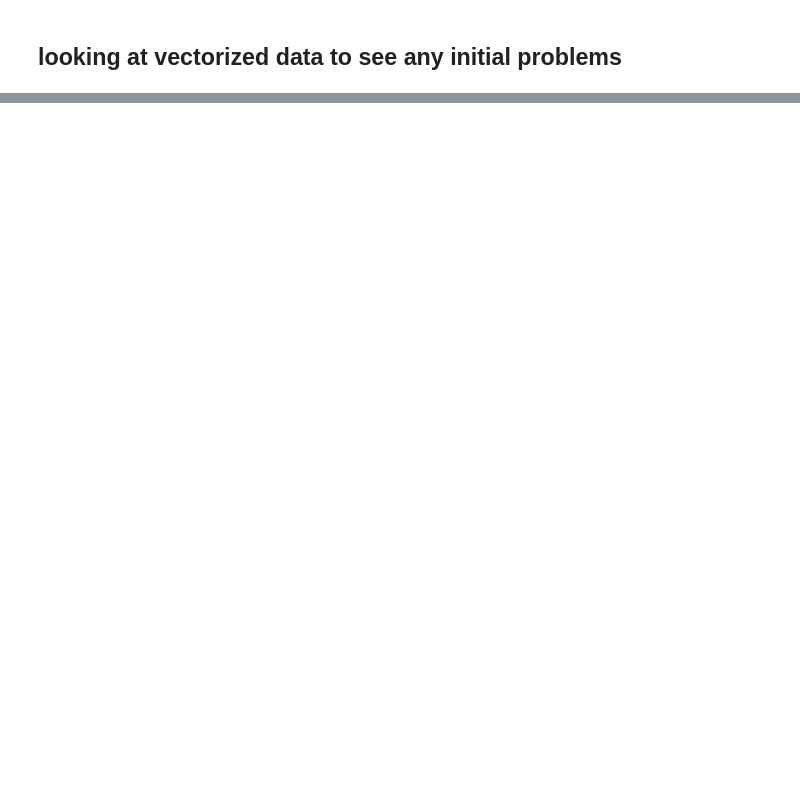
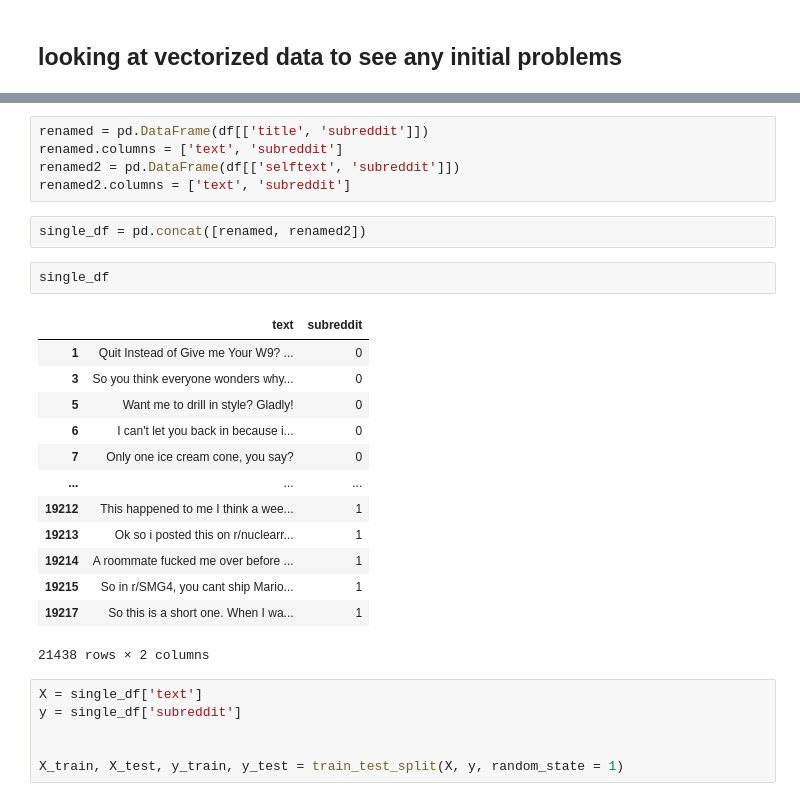
Before and after one commit to Daniel-Sun-99/Reddit-Post-Classification-NLP, a Jupyter notebook: code/SimpleCountvectorizer.ipynb, the cells around one changed output, grey strips where cells are left out. Drawn from its saved outputs; the diff is of its cells as text; blank space fills up the shorter version.

```diff
--- a/code/SimpleCountvectorizer.ipynb
+++ b/code/SimpleCountvectorizer.ipynb
@@ -66,0 +122,29 @@ Pipeline(steps=[('cv', CountVectorizer(stop_words='english'))])
+# %%
+renamed = pd.DataFrame(df[['title', 'subreddit']])
+renamed.columns = ['text', 'subreddit']
+renamed2 = pd.DataFrame(df[['selftext', 'subreddit']])
+renamed2.columns = ['text', 'subreddit']
+# %%
+single_df = pd.concat([renamed, renamed2])
+# %%
+single_df
+# %% [output]
+|  | text | subreddit |
+| 1 | Quit Instead of Give me Your W9? ... | 0 |
+| 3 | So you think everyone wonders why... | 0 |
+| 5 | Want me to drill in style? Gladly! | 0 |
+| 6 | I can't let you back in because i... | 0 |
+| 7 | Only one ice cream cone, you say? | 0 |
+| ... | ... | ... |
+| 19212 | This happened to me I think a wee... | 1 |
+| 19213 | Ok so i posted this on r/nuclearr... | 1 |
+| 19214 | A roommate fucked me over before ... | 1 |
+| 19215 | So in r/SMG4, you cant ship Mario... | 1 |
+| 19217 | So this is a short one. When I wa... | 1 |
+21438 rows × 2 columns
+# %%
+X = single_df['text']
+y = single_df['subreddit']
+
+
+X_train, X_test, y_train, y_test = train_test_split(X, y, random_state = 1)
```
Also changed, not shown: parts of 28 cells of this notebook, 2 other files.
